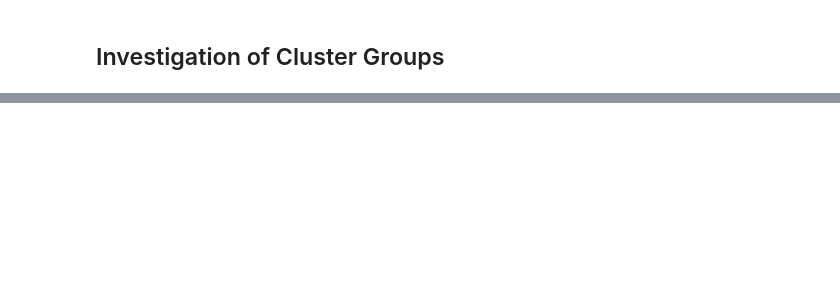
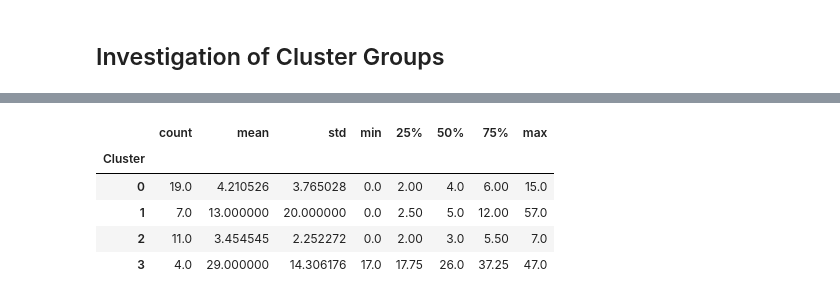
Before and after one commit to JenShumway/MADS_MilestoneII, a Jupyter notebook: modeling_unsupervised/Modeling-Clustering.ipynb, the cells around one changed output, grey strips where cells are left out. Saved outputs shown, nothing was run; the diff lists cells and outputs as text; code cells hidden in the pictures; blank space fills up the shorter version.

Commit message:
Reran several notebooks and added clustering for OECD dataset

```diff
--- a/modeling_unsupervised/Modeling-Clustering.ipynb
+++ b/modeling_unsupervised/Modeling-Clustering.ipynb
@@ -96,8 +96,8 @@ year = 2015
 df = df[df["Year"] == year]
 
 # Scale predictor
-scaler = MinMaxScaler()
-df[mm_ind] = scaler.fit_transform(df[mm_ind].to_numpy().reshape(-1, 1))
+# scaler = MinMaxScaler()
+# df[mm_ind] = scaler.fit_transform(df[mm_ind].to_numpy().reshape(-1, 1))
 
 # Drop year, country, and predictor
 X = df.drop(columns=["Country", "Year", mm_ind])
@@ -211,10 +211,10 @@ world_map
 # %% [markdown]
 ## Alternative Methods - Agglomerative Clustering
 # %%
-test = AgglomerativeClustering(n_clusters=4)
-test.fit(embeddings)
+agg = AgglomerativeClustering(n_clusters=4)
+agg.fit(embeddings)
 
-test.labels_, silhouette_score(embeddings, test.labels_)
+agg.labels_, silhouette_score(embeddings, agg.labels_)
 # %% [output]
 (array([0, 2, 0, 2, 2, 0, 3, 2, 0, 0, 0, 1, 0, 0, 0, 0, 1, 2, 2, 0, 2, 0,
         0, 0, 1, 0, 1, 3, 2, 2, 0, 2, 1, 0, 1, 0, 2, 1, 0, 3, 3]),
@@ -263,3 +263,7 @@ world_map
 [interactive output not drawn]
 # %% [markdown]
 ## Investigation of Cluster Groups
+# %%
+df['Cluster'] = agg.labels_
+
+df.head()
@@ -265,0 +278,9 @@ world_map
+# %%
+df.groupby('Cluster')[mm_ind].describe()
+# %% [output]
+|  | count | mean | std | min | 25% | 50% | 75% | max |
+| Cluster |  |  |  |  |  |  |  |  |
+| 0 | 19.0 | 4.210526 | 3.765028 | 0.0 | 2.00 | 4.0 | 6.00 | 15.0 |
+| 1 | 7.0 | 13.000000 | 20.000000 | 0.0 | 2.50 | 5.0 | 12.00 | 57.0 |
+| 2 | 11.0 | 3.454545 | 2.252272 | 0.0 | 2.00 | 3.0 | 5.50 | 7.0 |
+| 3 | 4.0 | 29.000000 | 14.306176 | 17.0 | 17.75 | 26.0 | 37.25 | 47.0 |
```
Also changed, not shown: parts of 4 cells of this notebook, 2 other files.
